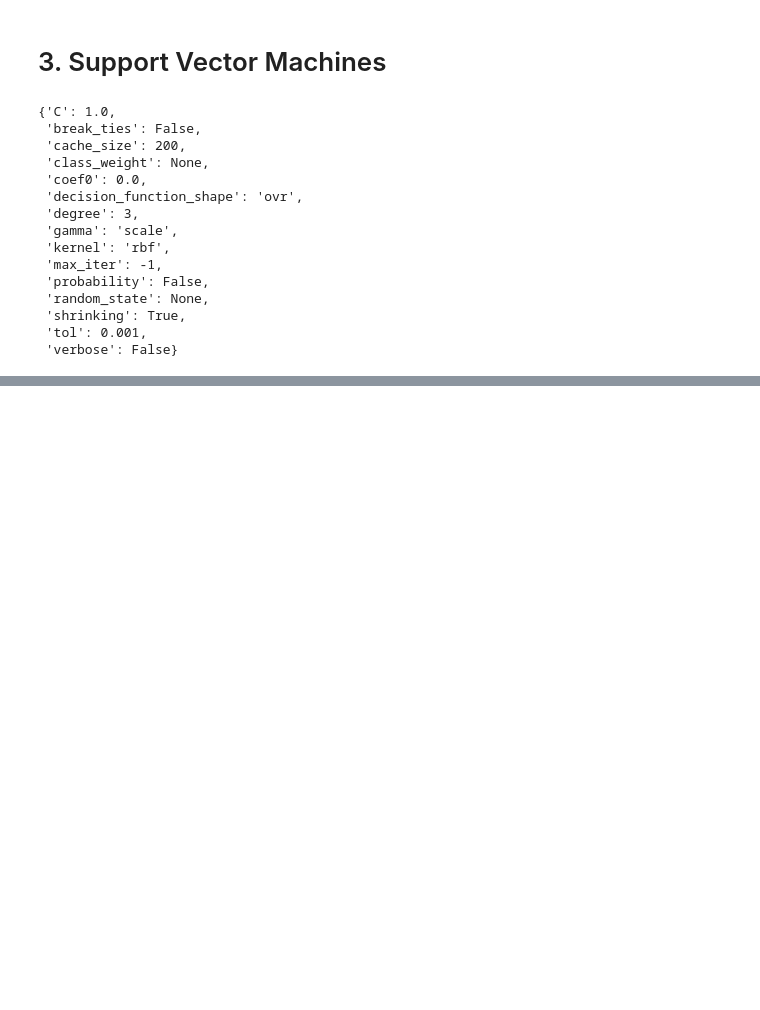
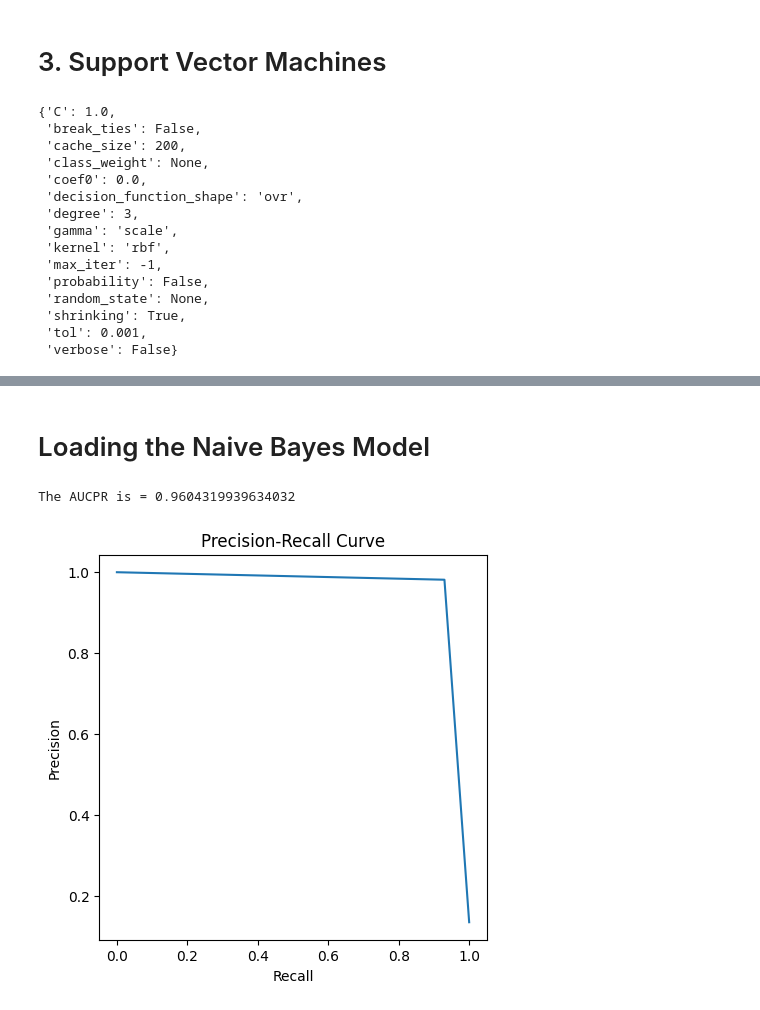
Before and after one commit to U1Kemp/AppliedMachineLearning, a Jupyter notebook: Assignment2/train.ipynb, the cells around one changed output, grey strips where cells are left out. Drawn from its saved outputs; the diff is of its cells as text; code cells hidden in the pictures; blank space fills up the shorter version.

```diff
--- a/Assignment2/train.ipynb
+++ b/Assignment2/train.ipynb
@@ -75 +51,5 @@ msg_test
+# %%
+y_train = msg_train['label']
+y_val = msg_val['label']
+y_test = msg_test['label']
 # %% [markdown]
@@ -81,8 +56,0 @@ def accuracy(y_true, y_pred):
-# %%
-# function for calculating precision
-def precision(y_true, y_pred):
-    return precision_score(y_true, y_pred, pos_label=1) # spam is the positive label
-# %%
-# function for calculating recall
-def  recall(y_true, y_pred):
-    return recall_score(y_true, y_pred, pos_label=1) # spam is the positive label
@@ -93,3 +57,15 @@ def f1(y_true, y_pred):
+# %%
+# function to print AUCPR and plot Precision-Recall curve
+def print_aucpr(y_true, y_scores):
+    precision, recall, thresholds = precision_recall_curve(y_true, y_scores)
+    auc_pr = auc(recall, precision)
+    print("The AUCPR is = " + str(auc_pr))
+    plt.figure(figsize=(5, 5))
+    plt.plot(recall, precision)
+    plt.xlabel('Recall')
+    plt.ylabel('Precision')
+    plt.title('Precision-Recall Curve')
+    plt.show()
 # %%
 # function for calculating PR AUC
 def pr_auc(y_true, y_pred):
@@ -812,0 +221,11 @@ Since all models achieve a recall greater than 0.92 (meaning they are all fairly
+# %% [markdown]
+# Loading the Naive Bayes Model
+# %%
+logged_model = "runs:/a1136e07ef84423f8aaa998fac9d112a/sklearn-model"
+
+model = mlflow.pyfunc.load_model(logged_model)
+y_pred = model.predict(X_test)
+print_aucpr(y_test, y_pred)
+# %% [output]
+The AUCPR is = 0.9604319939634032
+[figure, added]
```
Also changed, not shown: parts of 126 cells of this notebook, 58 other files.
